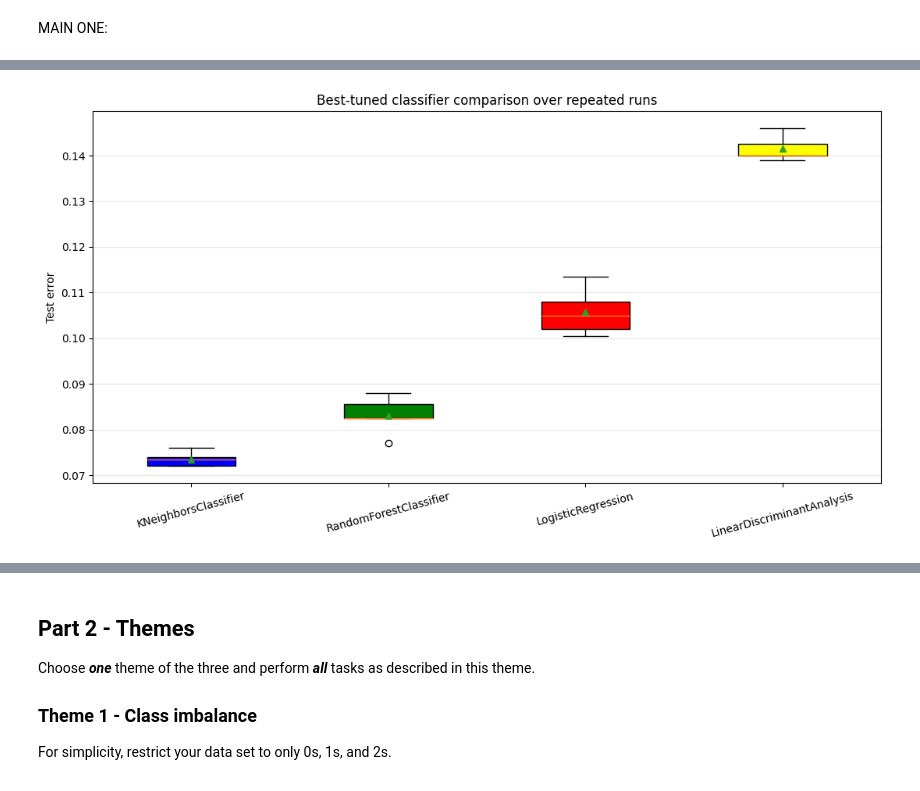
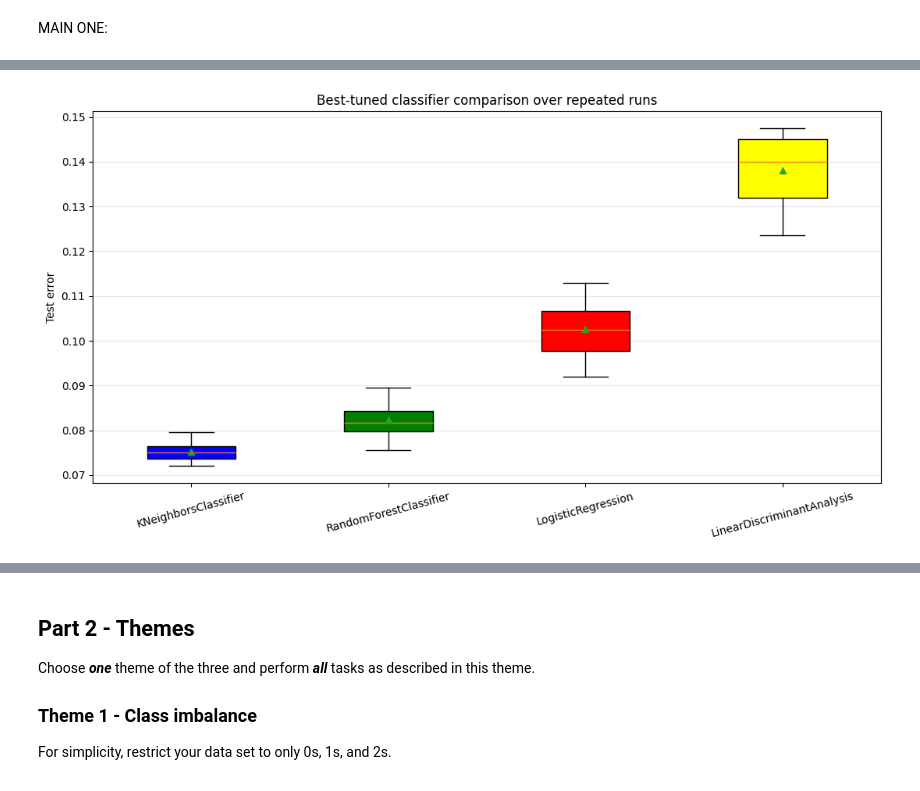
Before and after one commit to CleosCleopatra/Big_data_1, a Jupyter notebook: project1Py.ipynb, the cells around one changed output, grey strips where cells are left out. Drawn from its saved outputs; the diff is of its cells as text; code cells hidden in the pictures.

```diff
--- a/project1Py.ipynb
+++ b/project1Py.ipynb
@@ -183,7 +183,7 @@ import os
 k_vals = [1,2,5,15]
 P_vals = [2,10, 25, 50, 100]
 N_vals = [10, 50, 100, 200]
-B = 5 # num of splits
+B = 10 # num of splits
 
 #General functions
 #Function to calculate the new x_train and x_test with fewer patterns
@@ -223,7 +223,6 @@ def visuale_error(x_axs, y_axs, x_name, y_name, title, results_val, ord_x, ord_y
     plt.legend(handles = legend_elements, loc='upper right', fontsize=9)
     plt.tight_layout()
     plt.show()
-
 
 
 def visuale_error_for_one(x_axs, x_name, title, results_val, ord_x):
@@ -477,82 +451,6 @@ plt.show()
 #LDA and Logistic Regression tested over different P
 #KNN is tested over different P and K
 #Random Forest is tested over different P and N
-
-"""
-best_p_lda = None
-best_val_lda = np.inf
-
-for p_val in P_vals:
-    mask = results_val_linear_upd[:, 0] == p_val
-    mean_error = np.mean(results_val_linear_upd[mask, 1])
-
-    if mean_error < best_val_lda:
-        best_val_lda = mean_error
-        best_p_lda = p_val
-
-lda_mask = results_test_linear_upd[:, 0] == best_p_lda
-lda_best = results_test_linear_upd[lda_mask, 1]
-
-best_p_log = None
-best_val_log = np.inf
-
-for p_val in P_vals:
-    mask = results_val_log_upd[:, 0] == p_val
-    mean_error = np.mean(results_val_log_upd[mask, 1])
-
-    if mean_error < best_val_log:
-        best_val_log = mean_error
-        best_p_log = p_val
-
-log_mask = results_test_log_upd[:, 0] == best_p_log
-log_best = results_test_log_upd[log_mask, 1]
-
-best_p_knn = None
-best_k_knn = None
-best_val_knn = np.inf
-
-for p_val in P_vals:
-    for k_val in k_vals:
-        mask = (
-            (results_val_knn_upd[:, 0] == p_val) &
-            (results_val_knn_upd[:, 1] == k_val)
-        )
-        mean_error = np.mean(results_val_knn_upd[mask, 2])
-
-        if mean_error < best_val_knn:
-            best_val_knn = mean_error
-            best_p_knn = p_val
-            best_k_knn = k_val
-
-knn_mask = (
-    (results_test_knn_upd[:, 0] == best_p_knn) &
-    (results_test_knn_upd[:, 1] == best_k_knn)
-)
-knn_best = results_test_knn_upd[knn_mask, 2]
-
-best_p_rfc = None
-best_n_rfc = None
-best_val_rfc = np.inf
-
-for p_val in P_vals:
-    for n_val in N_vals:
-        mask = (
-            (results_val_rfc_upd[:, 0] == p_val) &
-            (results_val_rfc_upd[:, 1] == n_val)
-        )
-        mean_error = np.mean(results_val_rfc_upd[mask, 2])
-
-        if mean_error < best_val_rfc:
-            best_val_rfc = mean_error
-            best_p_rfc = p_val
-            best_n_rfc = n_val
-
-rfc_mask = (
-    (results_test_rfc_upd[:, 0] == best_p_rfc) &
-    (results_test_rfc_upd[:, 1] == best_n_rfc)
-)
-rfc_best = results_test_rfc_upd[rfc_mask, 2]
-"""
 
 
 
@@ -571,39 +469,32 @@ ordered = sorted(
 plot_data = [classifier_results[name] for name in ordered]
 
 fig, ax = plt.subplots(figsize=(11, 6))
 bp = ax.boxplot(
     plot_data,
     tick_labels=ordered,
     patch_artist=True,
     showmeans=True
 )
 
 colors = ["blue", "green", "red", "yellow"]
 for box, color in zip(bp["boxes"], colors):
     box.set_facecolor(color)
 
 ax.set_ylabel("Test error")
 ax.set_title("Best-tuned classifier comparison over repeated runs")
 ax.grid(True, alpha=0.3, axis="y")
 plt.xticks(rotation=15)
 plt.tight_layout()
 plt.show()
 
-"""
-#added to show at where the best P value, it gives the lowest average(mean) validation error
-print("Best LDA: P =", best_p_lda)
-print("Best Logistic Regression: P =", best_p_log)
-print("Best KNN: P =", best_p_knn, ", k =", best_k_knn)
-print("Best Random Forest: P =", best_p_rfc, ", N =", best_n_rfc)
-print()
-"""
+
 
 for name in ordered:
     values = classifier_results[name]
     print(
         name,
         "mean test error =", round(np.mean(values), 4),
         "std =", round(np.std(values), 4) #how stable it is over runs
     )
 # %% [output]
-[figure, old version]
+[figure, new version]
```
Also changed, not shown: parts of 7 cells of this notebook.
